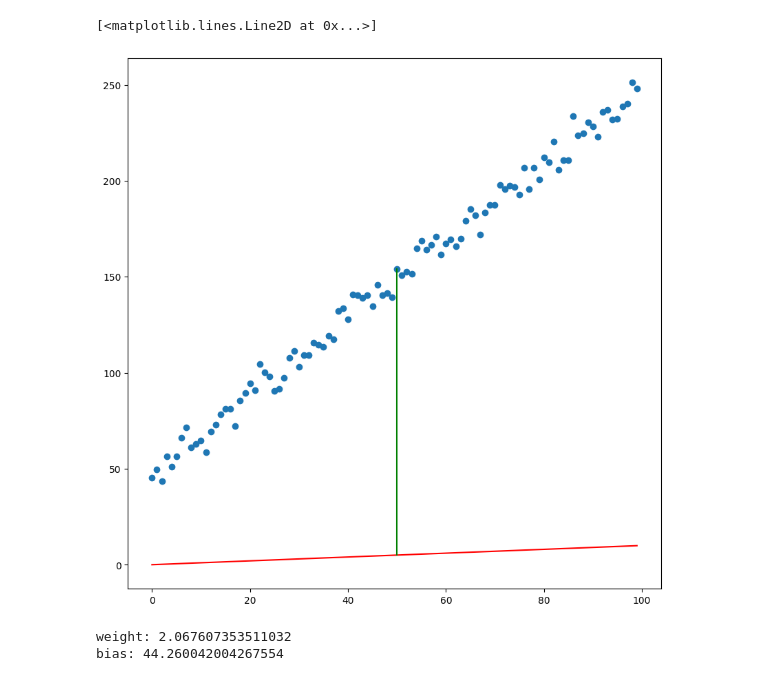
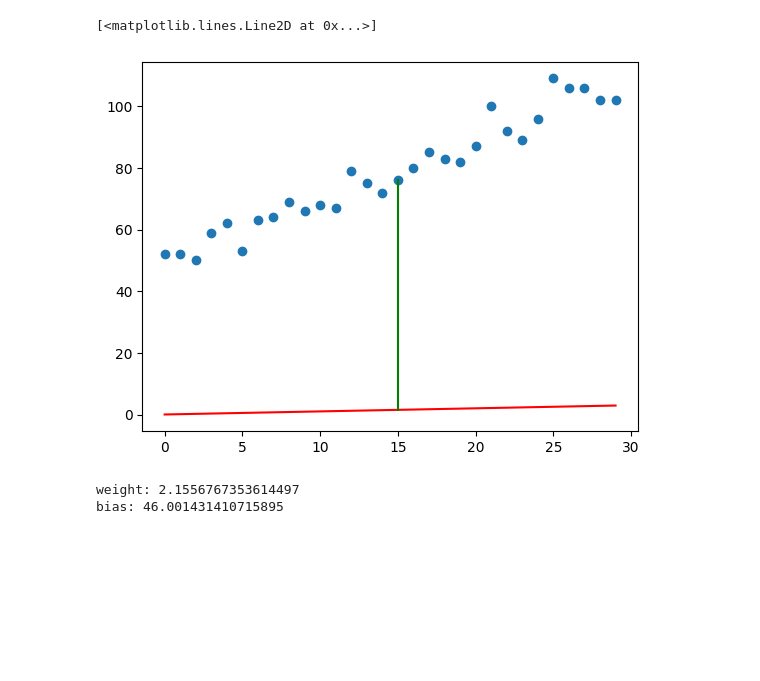
Before and after one commit to eniompw/LinearRegressionGradientDescent, a Jupyter notebook: Gradient_Descent_from_Scratch.ipynb, the cells around one changed output. Cells and saved outputs as stored; diff of their text form; code cells hidden in the pictures; blank space fills up the shorter version.

```diff
--- a/Gradient_Descent_from_Scratch.ipynb
+++ b/Gradient_Descent_from_Scratch.ipynb
@@ -4,14 +4,15 @@
 # Importing Libraries
 import numpy as np
 
+n = 30              # number of data points
 # Data y = 2x + 50
-x = np.arange(100)		# 200 causes an overflow in training
+x = np.arange(n)		# 200 causes an overflow in training
 y = 2 * x + 50
 # Add Gaussian noise to data
-noise = np.random.normal(0, 5, 100)
-y = y + noise
+noise = np.random.normal(0, 5, n)
+y = y + np.round(noise)
 
 # Print first 10 values
-print("x:", x[0:10])
-print("y:", y[0:10])
+print("x:", x)
+print("y:", y)
 # %% [output]
@@ -42,17 +50,15 @@ plt.plot(x,y_pred,'r')
 # %%
 # Draw all Data points
-import matplotlib.pyplot as plt
-plt.figure(figsize=(10,10))
 plt.scatter(x,y)
 
-weight = 0.1
-bias = 0.01
-y_pred = (weight * x) + bias
-plt.plot(x,y_pred,'r')
+w = 0.1
+b = 0.01
+pred = (w * x) + b
+plt.plot(x,pred,'r')
 
-dx = [x[50], x[50]]
-dy = [y[50], y_pred[50]]
+dx = [x[15], x[15]]
+dy = [y[15], pred[15]]
 plt.plot(dx, dy, 'g')
 # %% [output]
 [<matplotlib.lines.Line2D at 0x...>]
-[figure, old version]
+[figure, new version]
@@ -64,26 +65,24 @@ def mean_squared_error(y, y_pred):
 # %%
-learning_rate = 0.0001
+lr = 0.0001
 costs = []
 
 for i in range(50000):
   # Calculating the current cost
-  current_cost = mean_squared_error(y, y_pred)
-  costs.append(current_cost)
+  costs.append(np.mean((y - pred) ** 2))
 
   # Calculating the gradients
-  n = len(y)
-  weight_derivative = -(2/n) * sum(x * (y - y_pred))
-  bias_derivative = -(2/n) * sum(y - y_pred)
+  dw = -(2/n) * sum(x * (y - pred))
+  db = -(2/n) * sum(y - pred)
 
   # Updating weights and bias
-  weight = weight - (learning_rate * weight_derivative)
-  bias = bias - (learning_rate * bias_derivative)
-  y_pred = (weight * x) + bias
+  w = w - lr * dw
+  b = b - lr * db
+  pred = (w * x) + b
 
-print("weight:" , weight)
-print("bias:" , bias)
+print("weight:" , w)
+print("bias:" , b)
 # %% [output]
-weight: 2.067607353511032
-bias: 44.260042004267554
+weight: 2.1556767353614497
+bias: 46.001431410715895
 # %%
 # Visualising the learning
```
Also changed, not shown: parts of 7 cells of this notebook.
